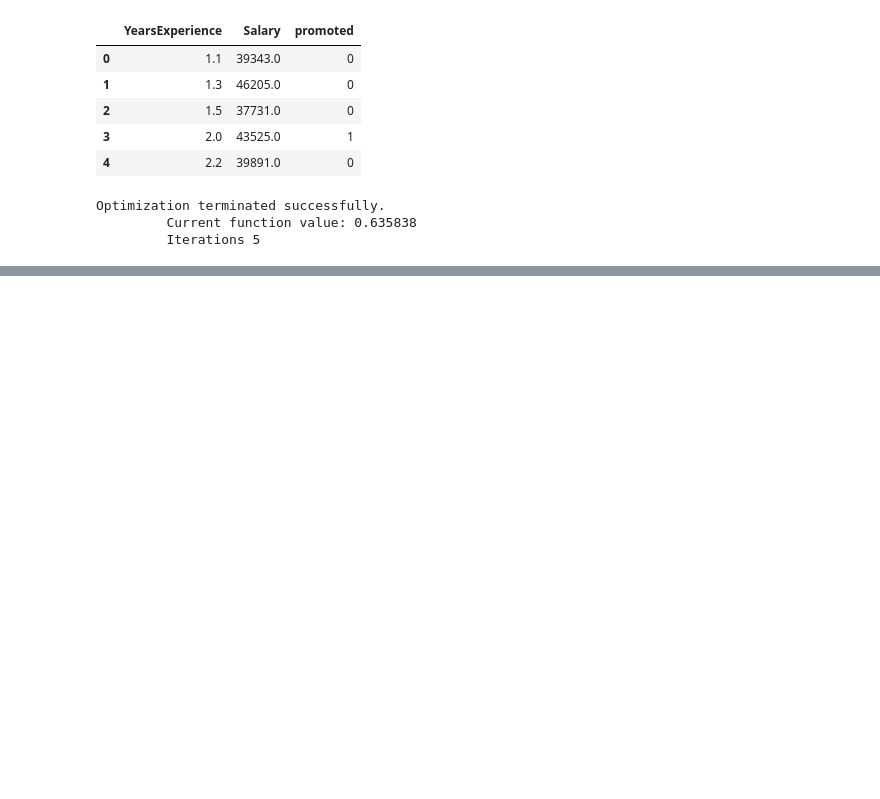
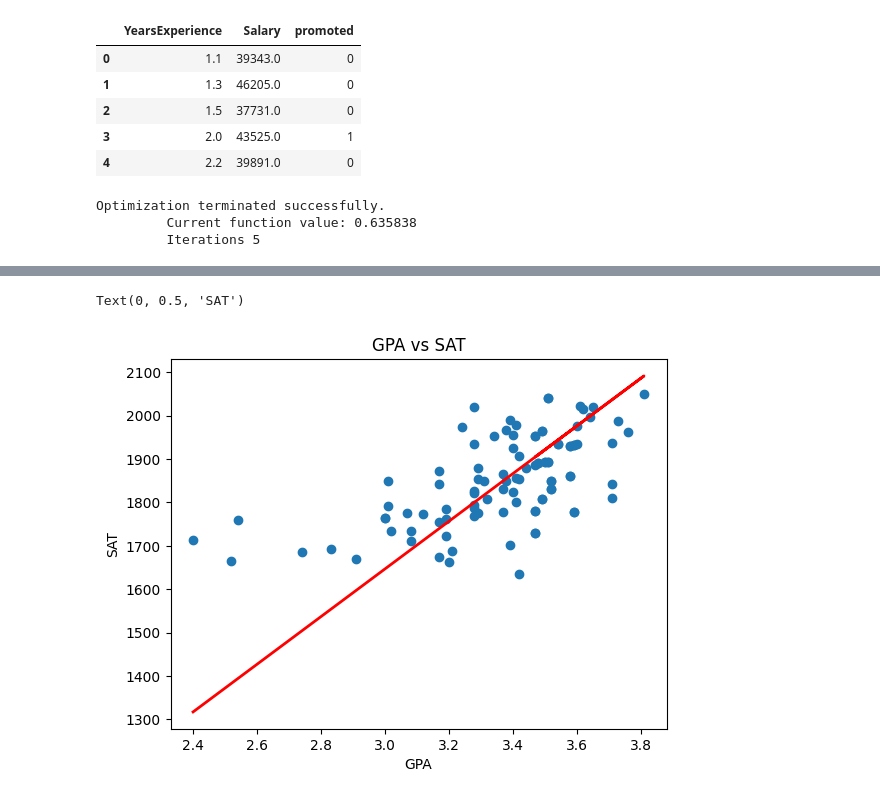
Before and after one commit to jack-walk/CUNY_adv-data, a Jupyter notebook: w7/notebooks/01-linear-regression-exercise.ipynb, the cells around one changed output, grey strips where cells are left out. Cells and saved outputs as stored; diff of their text form; code cells hidden in the pictures; blank space fills up the shorter version.

```diff
--- a/w7/notebooks/01-linear-regression-exercise.ipynb
+++ b/w7/notebooks/01-linear-regression-exercise.ipynb
@@ -145,0 +162,2 @@ Optimization terminated successfully.
+# %%
+school_data = pd.read_csv('../data/sat_gpa.csv')
@@ -145,0 +169,8 @@ Optimization terminated successfully.
+# %%
+#Set variables
+X = school_data['GPA']
+y = school_data["SAT"]
+# %%
+# Use OLS to analyze the regression
+model = sm.OLS(y, X)
+results = model.fit()
@@ -145,0 +200,20 @@ Optimization terminated successfully.
+# %%
+#Plot points
+plt.scatter(school_data["GPA"], school_data["SAT"])
+
+#Draw the regression line
+plt.plot(
+    school_data["GPA"],
+    results.predict(),
+    color='red',
+    linewidth=2,
+    label = 'Regression Line'
+)
+
+#Add label
+plt.title("GPA vs SAT")
+plt.xlabel("GPA")
+plt.ylabel("SAT")
+# %% [output]
+Text(0, 0.5, 'SAT')
+[figure, added]
```
Also changed, not shown: parts of 5 cells of this notebook.
